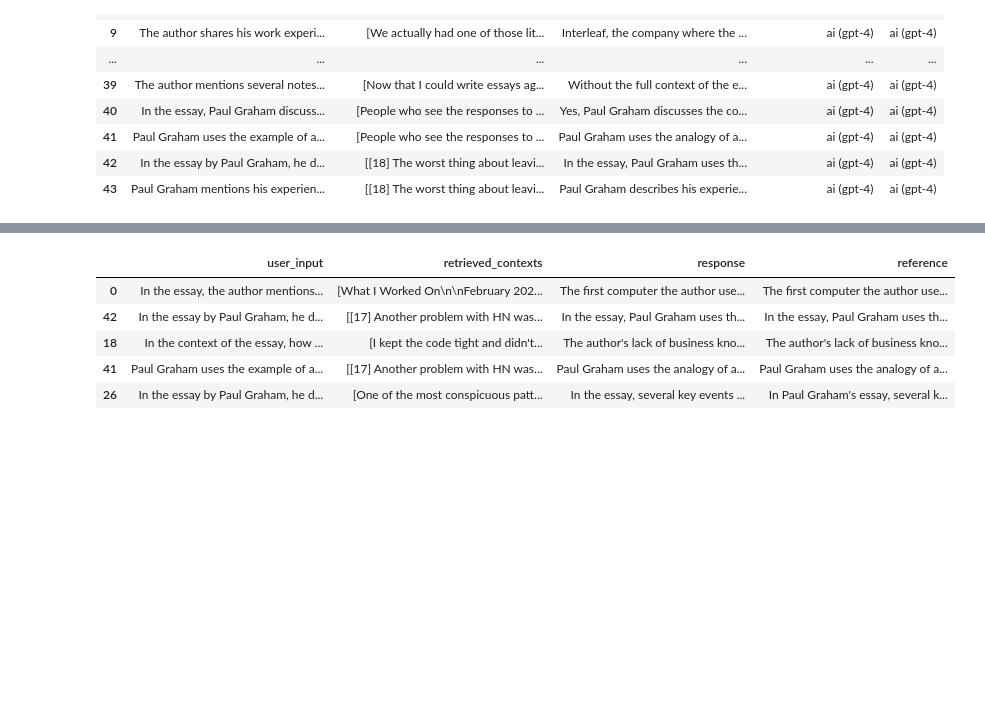
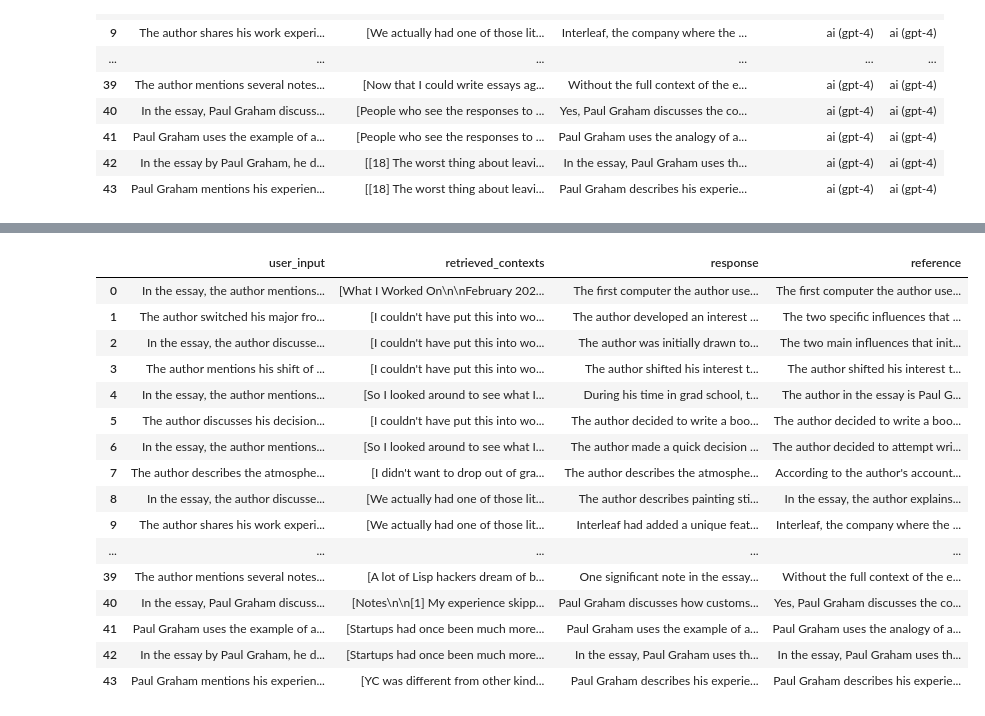
Before and after one commit to microsoft/dstoolkit-genai-shap, a Jupyter notebook: docs/examples/01-create-test-dataset.ipynb, the cells around one changed output, grey strips where cells are left out. Saved outputs shown, nothing was run; the diff lists cells and outputs as text; code cells hidden in the pictures; blank space fills up the shorter version.

```diff
--- a/docs/examples/01-create-test-dataset.ipynb
+++ b/docs/examples/01-create-test-dataset.ipynb
@@ -93,22 +171,33 @@ predictions = rag_dataset.make_predictions_with(
 # %%
 list_of_samples = []
 
 for idx in range(len(rag_dataset.examples)):
     list_of_samples.append(
         SingleTurnSample (
             user_input = rag_dataset.examples[idx].query,
             reference = rag_dataset.examples[idx].reference_answer,
             response = predictions.predictions[idx].response,
             retrieved_contexts = predictions.predictions[idx].contexts
         )
     )
 
 ragas_evaluation_dataset = EvaluationDataset(list_of_samples)
-ragas_evaluation_dataset.to_pandas().sample(5)
+ragas_evaluation_dataset.to_pandas()
 # %% [output]
 |  | user_input | retrieved_contexts | response | reference |
 | 0 | In the essay, the author mentions... | [What I Worked On\n\nFebruary 202... | The first computer the author use... | The first computer the author use... |
-| 42 | In the essay by Paul Graham, he d... | [[17] Another problem with HN was... | In the essay, Paul Graham uses th... | In the essay, Paul Graham uses th... |
-| 18 | In the context of the essay, how ... | [I kept the code tight and didn't... | The author's lack of business kno... | The author's lack of business kno... |
-| 41 | Paul Graham uses the example of a... | [[17] Another problem with HN was... | Paul Graham uses the analogy of a... | Paul Graham uses the analogy of a... |
-| 26 | In the essay by Paul Graham, he d... | [One of the most conspicuous patt... | In the essay, several key events ... | In Paul Graham's essay, several k... |
+| 1 | The author switched his major fro... | [I couldn't have put this into wo... | The author developed an interest ... | The two specific influences that ... |
+| 2 | In the essay, the author discusse... | [I couldn't have put this into wo... | The author was initially drawn to... | The two main influences that init... |
+| 3 | The author mentions his shift of ... | [I couldn't have put this into wo... | The author shifted his interest t... | The author shifted his interest t... |
+| 4 | In the essay, the author mentions... | [So I looked around to see what I... | During his time in grad school, t... | The author in the essay is Paul G... |
+| 5 | The author discusses his decision... | [I couldn't have put this into wo... | The author decided to write a boo... | The author decided to write a boo... |
+| 6 | In the essay, the author mentions... | [So I looked around to see what I... | The author made a quick decision ... | The author decided to attempt wri... |
+| 7 | The author describes the atmosphe... | [I didn't want to drop out of gra... | The author describes the atmosphe... | According to the author's account... |
+| 8 | In the essay, the author discusse... | [We actually had one of those lit... | The author describes painting sti... | In the essay, the author explains... |
+| 9 | The author shares his work experi... | [We actually had one of those lit... | Interleaf had added a unique feat... | Interleaf, the company where the ... |
+| ... | ... | ... | ... | ... |
+| 39 | The author mentions several notes... | [A lot of Lisp hackers dream of b... | One significant note in the essay... | Without the full context of the e... |
+| 40 | In the essay, Paul Graham discuss... | [Notes\n\n[1] My experience skipp... | Paul Graham discusses how customs... | Yes, Paul Graham discusses the co... |
+| 41 | Paul Graham uses the example of a... | [Startups had once been much more... | Paul Graham uses the example of a... | Paul Graham uses the analogy of a... |
+| 42 | In the essay by Paul Graham, he d... | [Startups had once been much more... | In the essay, Paul Graham uses th... | In the essay, Paul Graham uses th... |
+| 43 | Paul Graham mentions his experien... | [YC was different from other kind... | Paul Graham describes his experie... | Paul Graham describes his experie... |
```
Also changed, not shown: parts of 15 cells of this notebook, 10 other files.
